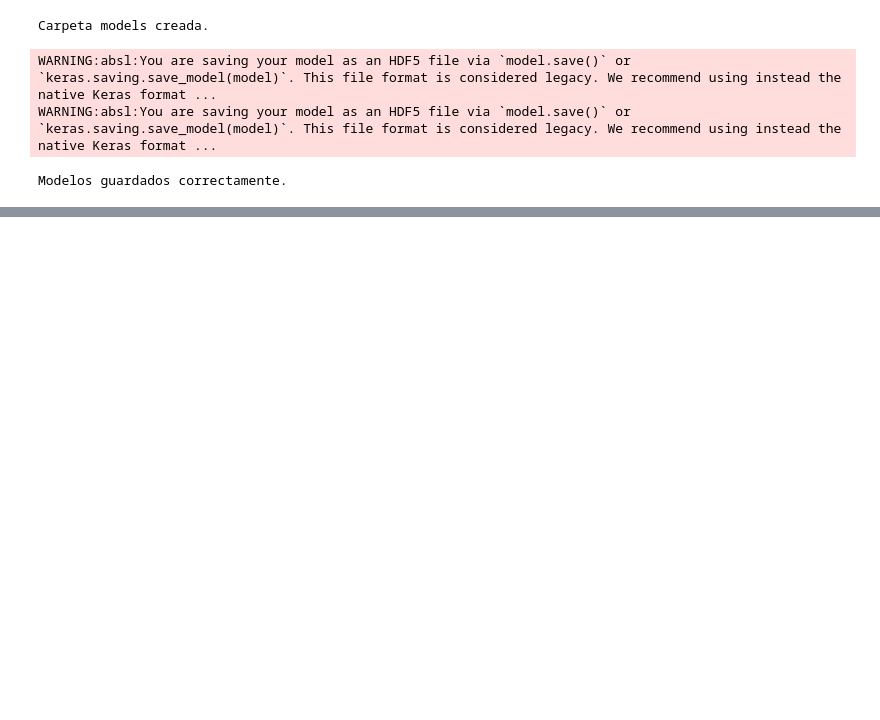
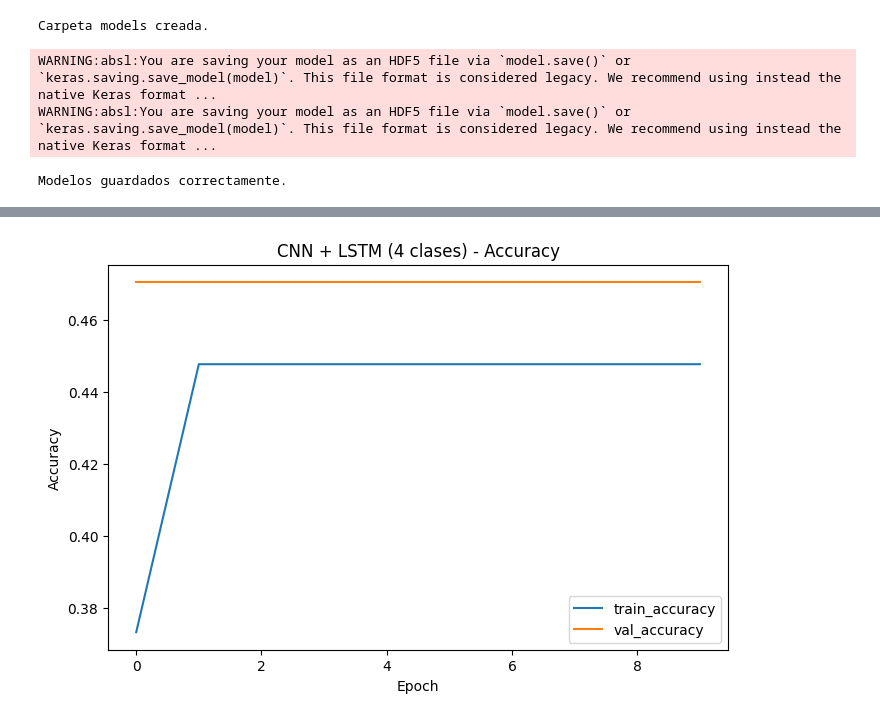
Before and after one commit to Xyao77/pawpaw-mini-proyecto, a Jupyter notebook: paw.ipynb, the cells around one changed output, grey strips where cells are left out. Cells and saved outputs as stored; diff of their text form; code cells hidden in the pictures; blank space fills up the shorter version.

```diff
--- a/paw.ipynb
+++ b/paw.ipynb
@@ -799,0 +844,13 @@ Modelos guardados correctamente.
+# %%
+import os
+import cv2
+import numpy as np
+from tensorflow.keras.utils import to_categorical
+from sklearn.model_selection import train_test_split
+from tensorflow.keras.models import Sequential
+from tensorflow.keras.layers import TimeDistributed, Conv2D, MaxPooling2D, GlobalAveragePooling2D, LSTM, Dense, Dropout
+
+raw_dir = "/Users/an/Desktop/Mini proyecto/behavior_model/dataset/raw"
+CLASS_NAMES_4 = ['sleeping', 'toy', 'sitting_still', 'standing_still']
+IMG_SIZE = 128
+SEQ_LEN = 10
@@ -799,0 +927,4 @@ Modelos guardados correctamente.
+# %%
+X, y = load_video_dataset(raw_dir, CLASS_NAMES_4)
+print("X shape:", X.shape)
+print("y shape:", y.shape)
@@ -799,0 +986,15 @@ Modelos guardados correctamente.
+# %%
+X_train, X_val, y_train, y_val = train_test_split(
+    X, y,
+    test_size=0.2,
+    random_state=42,
+    stratify=np.argmax(y, axis=1)
+)
+
+model_lstm_4 = build_lstm_model_4()
+history_lstm_4 = model_lstm_4.fit(
+    X_train, y_train,
+    validation_data=(X_val, y_val),
+    epochs=10,
+    batch_size=4
+)
@@ -799,0 +1030,13 @@ Modelos guardados correctamente.
+# %%
+import matplotlib.pyplot as plt
+
+plt.figure(figsize=(8,5))
+plt.plot(history_lstm_4.history['accuracy'], label='train_accuracy')
+plt.plot(history_lstm_4.history['val_accuracy'], label='val_accuracy')
+plt.title('CNN + LSTM (4 clases) - Accuracy')
+plt.xlabel('Epoch')
+plt.ylabel('Accuracy')
+plt.legend()
+plt.show()
+# %% [output]
+[figure, added]
```
Also changed, not shown: parts of 38 cells of this notebook, 1 other file.
